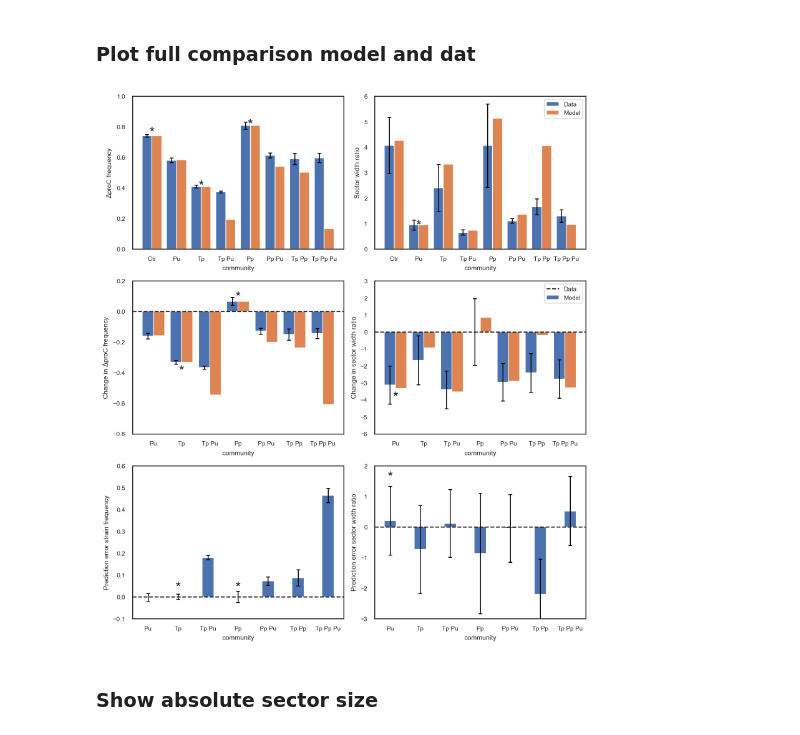
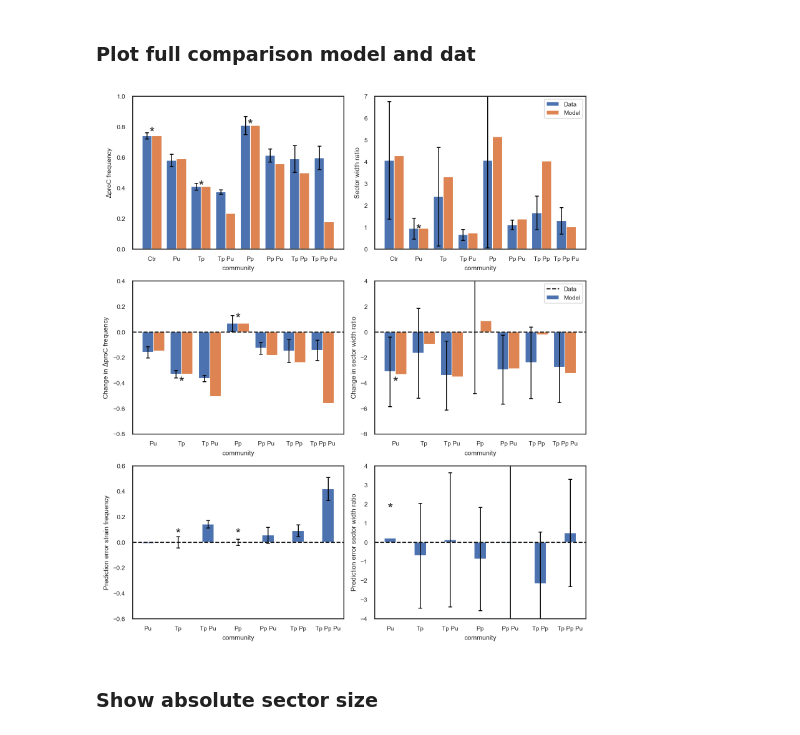
Before and after one commit to simonvanvliet/AuxotrophRangeExpansionModel, a Jupyter notebook: plot_model_predictions_range_expansion.ipynb, the cells around one changed output. Saved outputs shown, nothing was run; the diff lists cells and outputs as text; code cells hidden in the pictures.

```diff
--- a/plot_model_predictions_range_expansion.ipynb
+++ b/plot_model_predictions_range_expansion.ipynb
@@ -168,7 +170,7 @@ par_coms = {'Ctr': par_com_A, #Ctr: original community
             'Tp Pp Pu': par_com_H} #Tp Pp Pu: increased production of T and P and uptake of P
 
 #run the community model for the different communities
-communities = {key: community(mu_WT=growth_rates['WT'], **val) for key, val in par_coms.items()}
+communities = {key: community(ndim=3, mu_WT=growth_rates['WT'], **val) for key, val in par_coms.items()}
 
 #extract the equilibrium properties of the different communities
 df_pred = pd.DataFrame()
@@ -191,6 +193,10 @@ df['$\Delta$proC frequency'] = 1 - df['$\Delta$trpC frequency']
 df['$\Delta$proC frequency SE'] = df['Ratio_std'] / np.sqrt(df['N'])
 df['Sector width ratio SE'] = df['rel_range_std'] / np.sqrt(df['N'])
 
+#add 95% CI
+df['$\Delta$proC frequency SI'] = t.isf(0.025, df['N']) * df['$\Delta$proC frequency SE']
+df['Sector width ratio SI'] = t.isf(0.025, df['N']) * df['Sector width ratio SE']
+
 #store the dataframe with the prediction and data
 df.to_csv('Processed-datafiles/model_predictions.csv', index=False)
 
@@ -292,0 +311,7 @@ fig.savefig(f"Figures/model_predictions.pdf")
+# %%
+val ='Change in $\Delta$proC frequency'
+df_error = pd.DataFrame()
+df_error['community'] = df_rel_data['community']
+df_error['Subtraction'] = df_rel_data[val].sub(df_rel_model[val].values)
+
+df_error
@@ -347,12 +395,12 @@ df_error["Error sector width ratio SE"] = df_data["Change in Sector width ratio
 # %%
 #plot the prediction and data for EQ freq and relative range
 fig, axs = plt.subplots(3,2,figsize=(8,9))
-make_bar_plot(df, "community", "$\Delta$proC frequency", "$\Delta$proC frequency SE", "source", axs[0][0])
-make_bar_plot(df, "community", "Sector width ratio", "Sector width ratio SE", "source", axs[0][1])
+make_bar_plot(df, "community", "$\Delta$proC frequency", "$\Delta$proC frequency SI", "source", axs[0][0])
+make_bar_plot(df, "community", "Sector width ratio", "Sector width ratio SI", "source", axs[0][1])
 
 # Set max y-axis value for each subplot
 axs[0][0].set_ylim(top=1)  # Set max y-axis value for the first subplot
-axs[0][1].set_ylim(top=6)  # Set max y-axis value for the third subplot
+axs[0][1].set_ylim(top=7)  # Set max y-axis value for the third subplot
 
 # Add stars above communities that where fitted to the data
 y_star_eq = 0.02
@@ -370,9 +418,8 @@ axs[0][1].legend(['Data', 'Model'], loc='upper right')
 
 #plot the prediction and data for EQ freq and relative range
 df_rel.rename(columns={'Change in Sector width ratio': 'Change in sector width ratio'}, inplace=True)
-df_rel.rename(columns={'Change in Sector width ratio SE': 'Change in sector width ratio SE'}, inplace=True)
-make_bar_plot(df_rel, "community", "Change in $\Delta$proC frequency", "Change in $\Delta$proC frequency SE", "source", axs[1][0])
-make_bar_plot(df_rel, "community", "Change in sector width ratio", "Change in sector width ratio SE", "source", axs[1][1])
+make_bar_plot(df_rel, "community", "Change in $\Delta$proC frequency", "Change in $\Delta$proC frequency SI", "source", axs[1][0])
+make_bar_plot(df_rel, "community", "Change in sector width ratio", "Change in Sector width ratio SI", "source", axs[1][1])
 
 # Add stars above communities that where fitted to the data
 axs[1][0].annotate('*', xy=(1, -0.35), fontsize=ssize, ha='center', va='top')
@@ -380,46 +427,41 @@ axs[1][0].annotate('*', xy=(3, 0.05), fontsize=ssize, ha='center', va='bottom')
 axs[1][1].annotate('*', xy=(0, -3.5), fontsize=ssize, ha='center', va='top')
 
 # Set max y-axis value for each subplot
-axs[1][0].set_ylim((-0.8,0.2))  # Set max y-axis value for the first subplot
-axs[1][1].set_ylim((-6,3))  # Set max y-axis value for the third subplot
+axs[1][0].set_ylim((-0.8,0.4))  # Set max y-axis value for the first subplot
+axs[1][1].set_ylim((-8,4))  # Set max y-axis value for the third subplot
 
 #add dotted vertical reference line
 axs[1][0].axhline(y=0, color='k', linestyle='--')
 axs[1][1].axhline(y=0, color='k', linestyle='--')
 
 axs[1][1].legend(['Data', 'Model'], loc='upper right')
 
-
-
 #plot the prediction and data for EQ freq and relative range
-df_error.rename(columns={'Error in Sector width ratio': 'Prediction error sector width ratio'}, inplace=True)
-df_error.rename(columns={'Error in $\Delta$proC frequency': 'Prediction error strain frequency'}, inplace=True)
-
-make_bar_plot(df_error, "community", "Prediction error strain frequency", "Error strain frequency SE", "source", axs[2][0])
-make_bar_plot(df_error, "community", "Prediction error sector width ratio", "Error sector width ratio SE", "source", axs[2][1])
+make_bar_plot(df_error, "community", "Prediction error strain frequency", "Error strain frequency SI", "source", axs[2][0])
+make_bar_plot(df_error, "community", "Prediction error sector width ratio", "Error sector width ratio SI", "source", axs[2][1])
 
 #Add stars above communities that where fitted to the data
 y_star_eq = 0.01
 y_star_range = 1.4
 
 axs[2][0].annotate('*', xy=(3, y_star_eq), fontsize=ssize, ha='center', va='bottom')
 axs[2][0].annotate('*', xy=(1, y_star_eq), fontsize=ssize, ha='center', va='bottom')
 axs[2][1].annotate('*', xy=(0, y_star_range), fontsize=ssize, ha='center', va='bottom')
 
 #add dotted vertical reference line
 axs[2][0].axhline(y=0, color='k', linestyle='--')
 axs[2][1].axhline(y=0, color='k', linestyle='--')
 
 
-axs[2][0].set_ylim((-0.1,0.6));
-axs[2][1].set_ylim((-3,2));
+axs[2][0].set_ylim((-0.6,0.6));
+axs[2][1].set_ylim((-4,4));
 
 fig.tight_layout()
 
 
 fig.savefig(f"Figures/model_predictions_relative_change_and_error.pdf")
 # %% [output]
-[figure, old version]
+[figure, new version]
 # %% [markdown]
 ### Show absolute sector size
 # %%
```
Also changed, not shown: parts of 7 cells of this notebook, 4 other files.
